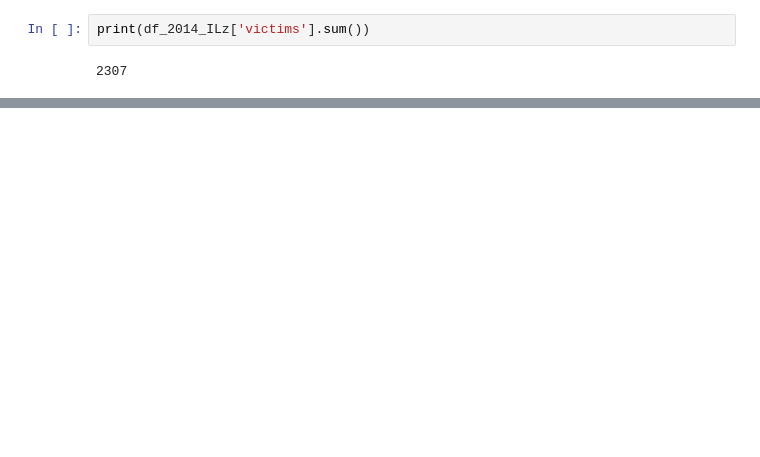
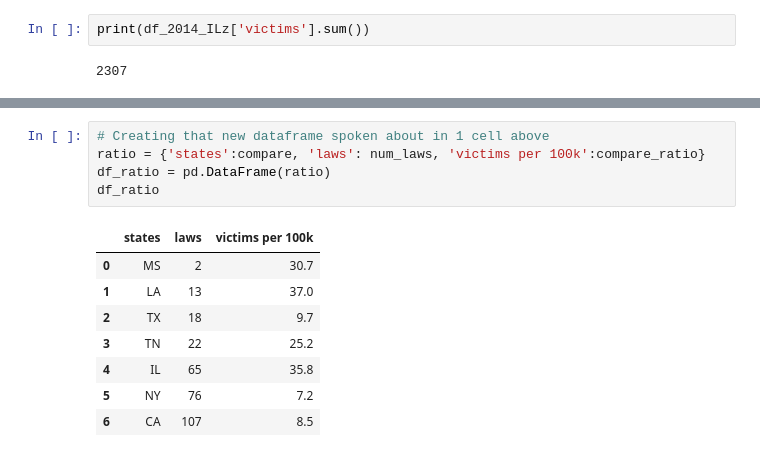
Before and after one commit to joshdsolis/Project-1, a Jupyter notebook: Project 1.ipynb, the cells around one changed output, grey strips where cells are left out. Cells and saved outputs as stored; diff of their text form; blank space fills up the shorter version.

```diff
--- a/Project 1.ipynb
+++ b/Project 1.ipynb
@@ -649,0 +650,14 @@ plt.xticks((2014, 2015, 2016, 2017));
+# %%
+# Creating that new dataframe spoken about in 1 cell above
+ratio = {'states':compare, 'laws': num_laws, 'victims per 100k':compare_ratio}
+df_ratio = pd.DataFrame(ratio)
+df_ratio
+# %% [output]
+|  | states | laws | victims per 100k |
+| 0 | MS | 2 | 30.7 |
+| 1 | LA | 13 | 37.0 |
+| 2 | TX | 18 | 9.7 |
+| 3 | TN | 22 | 25.2 |
+| 4 | IL | 65 | 35.8 |
+| 5 | NY | 76 | 7.2 |
+| 6 | CA | 107 | 8.5 |
```
Also changed, not shown: parts of 21 cells of this notebook.
